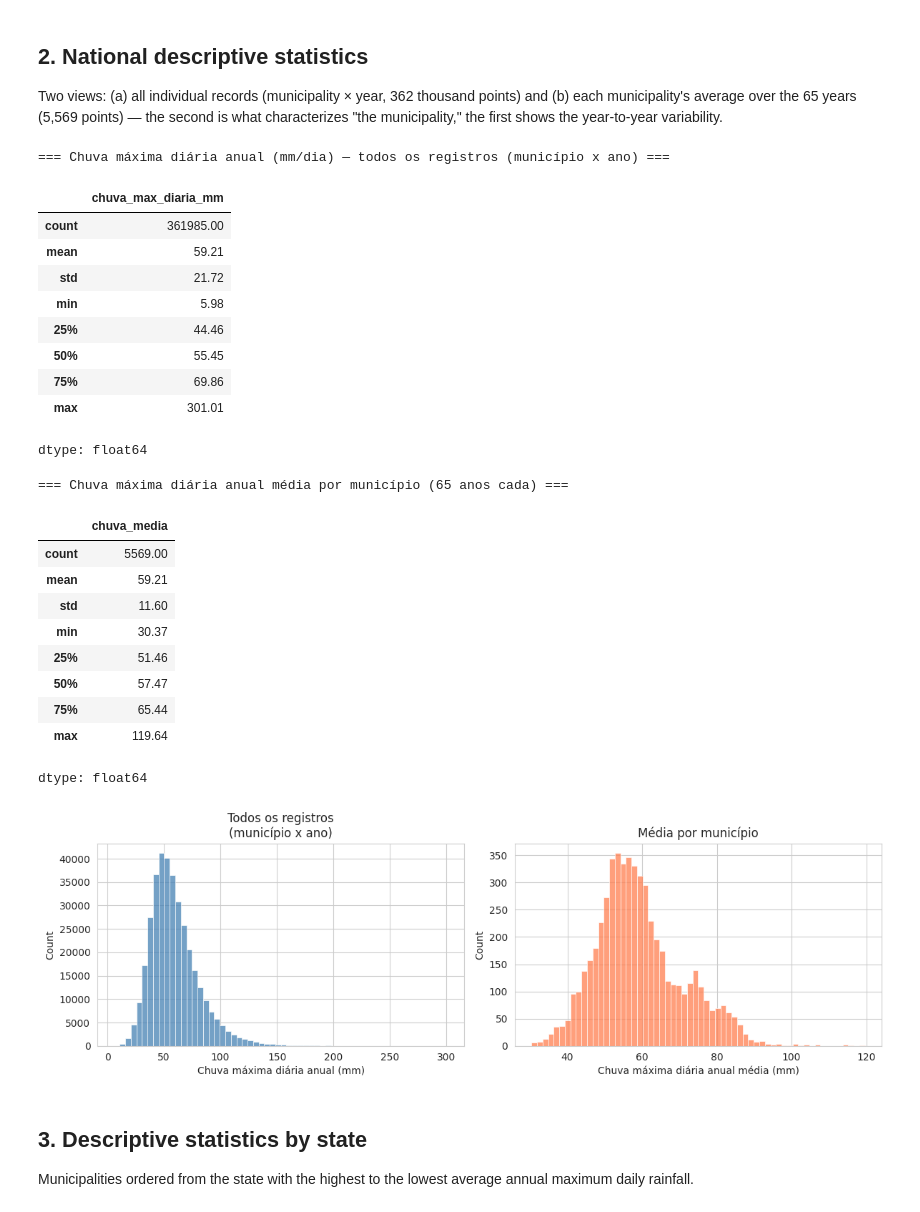
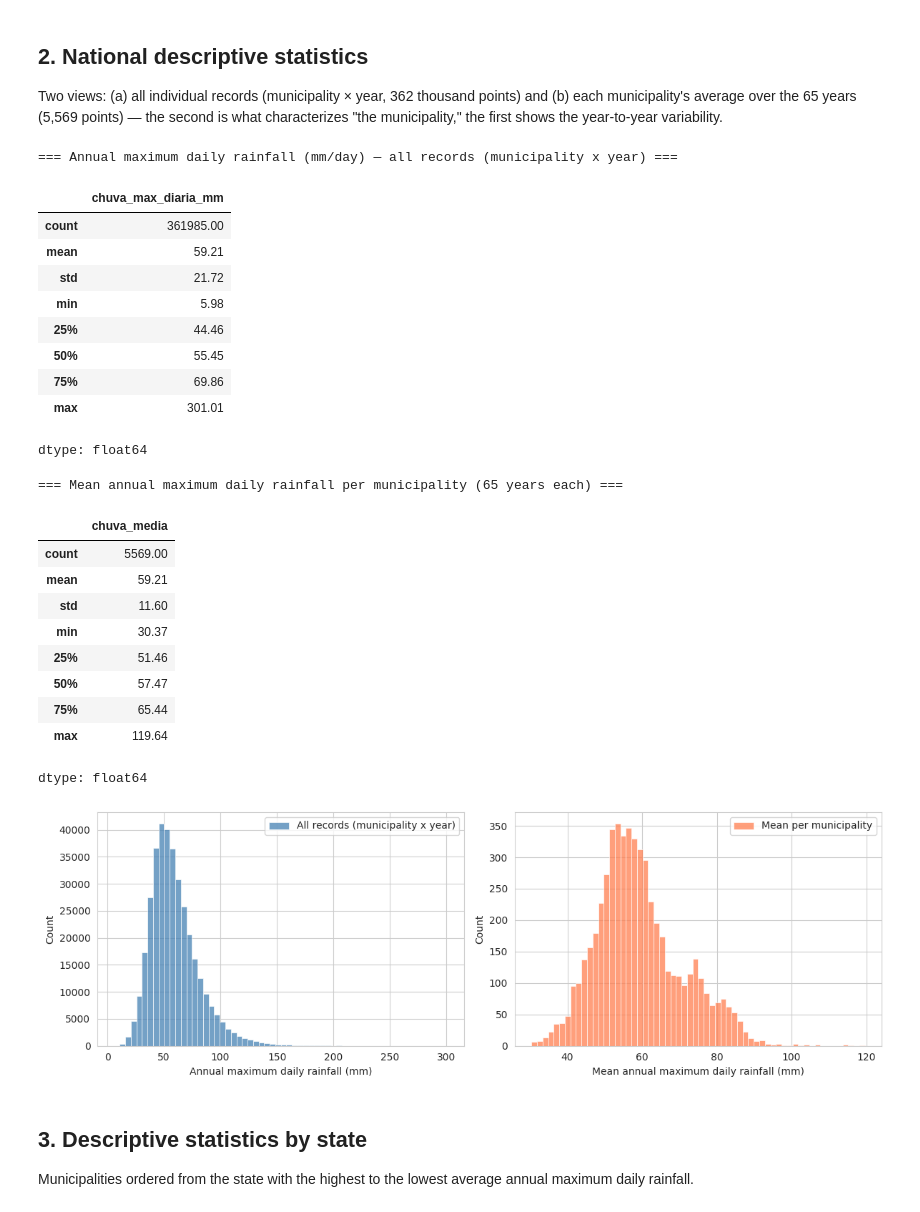
Before and after one commit to fcoliveira-utfpr/IDFTec, a Jupyter notebook: analise_estatistica_idf_municipios.ipynb, the cells around one changed output. Saved outputs shown, nothing was run; the diff lists cells and outputs as text; code cells hidden in the pictures.

```diff
--- a/analise_estatistica_idf_municipios.ipynb
+++ b/analise_estatistica_idf_municipios.ipynb
@@ -121,47 +139,52 @@ Tabela consolidada (1 linha por município): (5569, 80)
 
 Two views: (a) all individual records (municipality × year, 362 thousand points) and (b) each municipality's average over the 65 years (5,569 points) — the second is what characterizes "the municipality," the first shows the year-to-year variability.
 # %%
-print('=== Chuva máxima diária anual (mm/dia) — todos os registros (município x ano) ===')
+print('=== Annual maximum daily rainfall (mm/day) — all records (municipality x year) ===')
 display(df_long['chuva_max_diaria_mm'].describe().round(2))
 
 print()
-print('=== Chuva máxima diária anual média por município (65 anos cada) ===')
+print('=== Mean annual maximum daily rainfall per municipality (65 years each) ===')
 display(df['chuva_media'].describe().round(2))
 
 fig, axs = plt.subplots(1, 2, figsize=(12, 4))
-sns.histplot(df_long['chuva_max_diaria_mm'].dropna(), bins=60, ax=axs[0], color='steelblue')
-axs[0].set_title('Todos os registros\n(município x ano)')
-axs[0].set_xlabel('Chuva máxima diária anual (mm)')
 
-sns.histplot(df['chuva_media'], bins=60, ax=axs[1], color='coral')
-axs[1].set_title('Média por município')
-axs[1].set_xlabel('Chuva máxima diária anual média (mm)')
+sns.histplot(df_long['chuva_max_diaria_mm'].dropna(), bins=60, ax=axs[0], color='steelblue',
+             label='All records (municipality x year)')
+axs[0].set_xlabel('Annual maximum daily rainfall (mm)')
+axs[0].legend()
+
+sns.histplot(df['chuva_media'], bins=60, ax=axs[1], color='coral',
+             label='Mean per municipality')
+axs[1].set_xlabel('Mean annual maximum daily rainfall (mm)')
+axs[1].legend()
+
 plt.tight_layout()
+plt.savefig('annual_max_daily_rainfall_histograms.png', dpi=600, bbox_inches='tight')
 plt.show()
 # %% [output]
-=== Chuva máxima diária anual (mm/dia) — todos os registros (município x ano) ===
+=== Annual maximum daily rainfall (mm/day) — all records (municipality x year) ===
 |  | chuva_max_diaria_mm |
 | count | 361985.00 |
 | mean | 59.21 |
 | std | 21.72 |
 | min | 5.98 |
 | 25% | 44.46 |
 | 50% | 55.45 |
 | 75% | 69.86 |
 | max | 301.01 |
 dtype: float64
-=== Chuva máxima diária anual média por município (65 anos cada) ===
+=== Mean annual maximum daily rainfall per municipality (65 years each) ===
 |  | chuva_media |
 | count | 5569.00 |
 | mean | 59.21 |
 | std | 11.60 |
 | min | 30.37 |
 | 25% | 51.46 |
 | 50% | 57.47 |
 | 75% | 65.44 |
 | max | 119.64 |
 dtype: float64
-[figure, old version]
+[figure, new version]
 # %% [markdown]
 ## 3. Descriptive statistics by state
 
```
Also changed, not shown: parts of 24 cells of this notebook.
